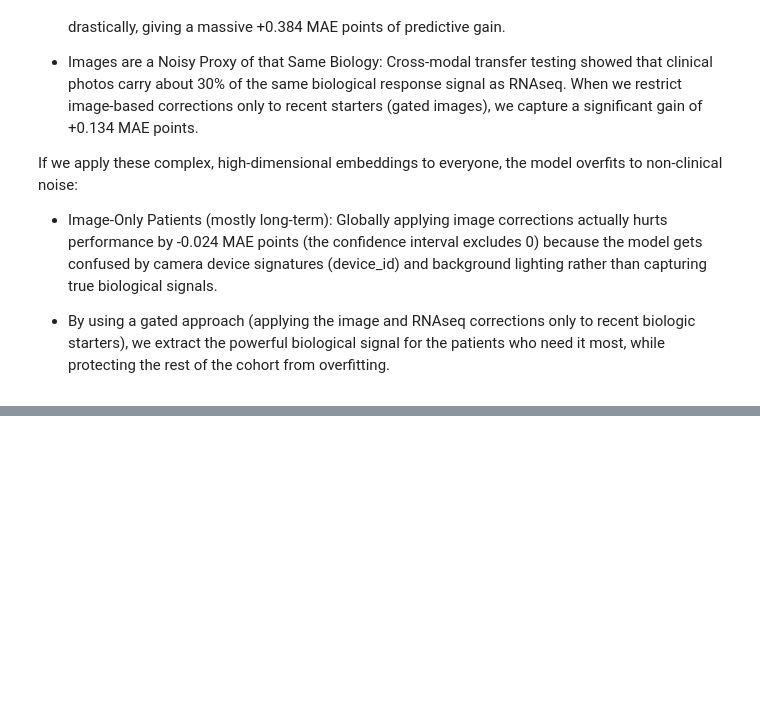
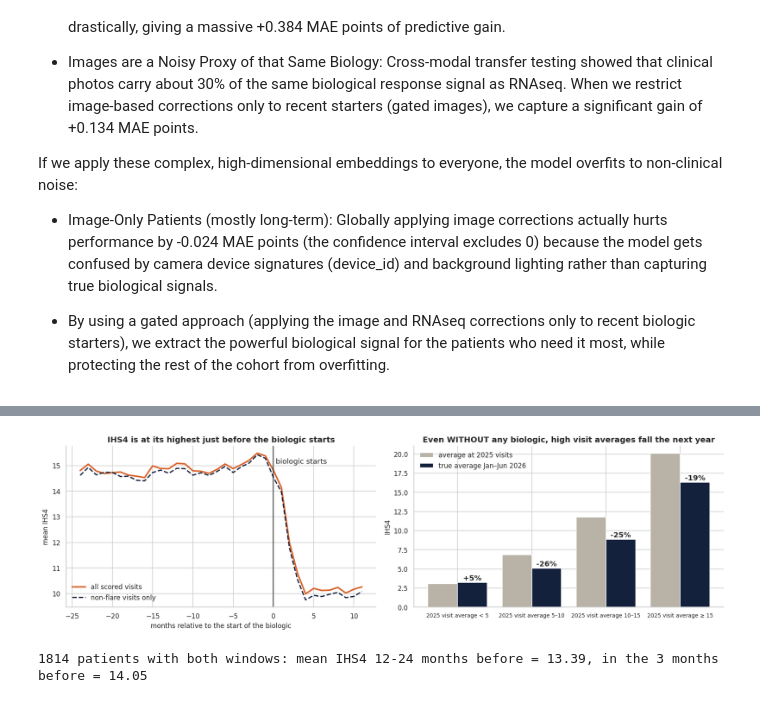
Before and after one commit to MariaPau03/Flare_pred_repo, a Jupyter notebook: submission/almirall_FlarePred.ipynb, the cells around one changed output, grey strips where cells are left out. Saved outputs shown, nothing was run; the diff lists cells and outputs as text; code cells hidden in the pictures; blank space fills up the shorter version.

```diff
--- a/submission/almirall_FlarePred.ipynb
+++ b/submission/almirall_FlarePred.ipynb
@@ -3481,0 +3756,42 @@ If we apply these complex, high-dimensional embeddings to everyone, the model ov
+# %%
+# %% R.2a Do patients start a biologic at a flare peak?
+def bio_start(df):   # start date of the current biologic (bio_days_on is counted back from 31 Dec 2025)
+    return pd.Series((CUTOFF - pd.to_timedelta(df["bio_days_on"].values, unit="D")).values, index=df["patient_id"].values)
+
+start_tr = bio_start(B_train)
+vv = read_once("train", "visits", ["visit_date"]).dropna(subset=["ihs4_score"]).merge(start_tr.rename("start"), left_on="patient_id", right_index=True)
+vv["month"] = np.floor((vv.visit_date - vv.start).dt.days / 30.44)
+win = vv[(vv.month >= -24) & (vv.month < 12)]
+curve_all = win.groupby("month")["ihs4_score"].mean()
+curve_calm = win[win.visit_type != "flare_reactive"].groupby("month")["ihs4_score"].mean()
+# Untreated patients as a reference: how does their 2026 IHS4 compare with their 2025 visit average?
+nt = X_train[X_train.n_bio_lines_ever == 0].dropna(subset=["ihs4_mean_12m"])
+lv = pd.cut(nt["ihs4_mean_12m"], [0, 5, 10, 15, 100], labels=["< 5", "5–10", "10–15", "≥ 15"], right=False)
+ref_nt = nt.groupby(lv, observed=False)[["ihs4_mean_12m", TARGET]].mean()
+
+fig, ax = plt.subplots(1, 2, figsize=(16, 4.8))
+ax[0].plot(curve_all.index, curve_all.values, color=ORANGE, lw=2.5, label="all scored visits")
+ax[0].plot(curve_calm.index, curve_calm.values, color=NAVY, lw=2, ls="--", label="non-flare visits only")
+ax[0].axvline(0, color="black", lw=1); ax[0].text(0.3, ax[0].get_ylim()[1] * 0.97, "biologic starts", va="top")
+ax[0].set_xlabel("months relative to the start of the biologic"); ax[0].set_ylabel("mean IHS4")
+ax[0].set_title("IHS4 is at its highest just before the biologic starts")
+ax[0].legend(frameon=False)
+xx = np.arange(len(ref_nt))
+ax[1].bar(xx - 0.2, ref_nt["ihs4_mean_12m"], 0.4, color=GREY, label="average at 2025 visits")
+ax[1].bar(xx + 0.2, ref_nt[TARGET], 0.4, color=NAVY, label="true average Jan–Jun 2026")
+for i in range(len(ref_nt)):
+    a_, b_ = ref_nt.iloc[i]
+    ax[1].text(i + 0.2, b_ + 0.3, f"{(b_ - a_) / a_:+.0%}", ha="center", fontweight="bold")
+ax[1].set_xticks(xx); ax[1].set_xticklabels([f"2025 visit average {l}" for l in ref_nt.index], fontsize=9)
+ax[1].set_ylabel("IHS4"); ax[1].legend(frameon=False)
+ax[1].set_title("Even WITHOUT any biologic, high visit averages fall the next year")
+plt.tight_layout(); plt.show()
+
+before = vv[(vv.month >= -3) & (vv.month < 0)].groupby("patient_id")["ihs4_score"].mean()
+long_before = vv[(vv.month >= -24) & (vv.month < -12)].groupby("patient_id")["ihs4_score"].mean()
+both = pd.concat([before, long_before], axis=1, keys=["last3", "m12_24"]).dropna()
+print(f"{len(both)} patients with both windows: mean IHS4 12-24 months before = {both.m12_24.mean():.2f}, "
+      f"in the 3 months before = {both.last3.mean():.2f}")
+# %% [output]
+[figure, added]
+1814 patients with both windows: mean IHS4 12-24 months before = 13.39, in the 3 months before = 14.05
```
Also changed, not shown: parts of 30 cells of this notebook.
